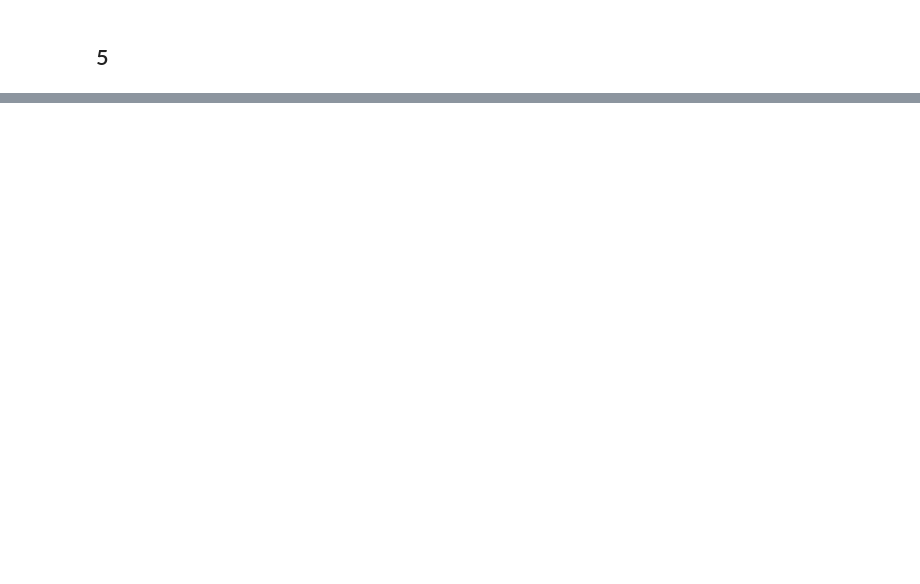
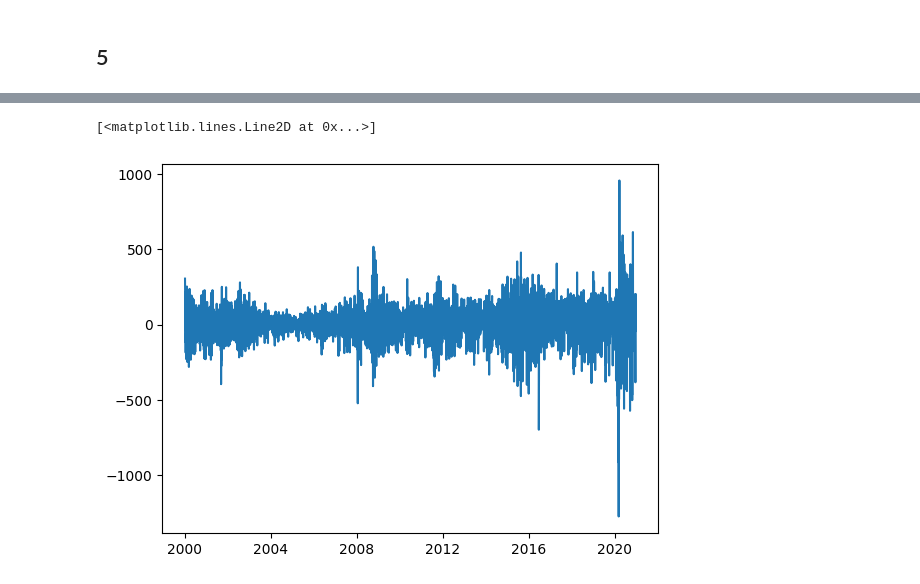
Before and after one commit to milchi03/QRM_ETH_Exercise, a Jupyter notebook: QRM_Exercise_3.ipynb, the cells around one changed output, grey strips where cells are left out. Drawn from its saved outputs; the diff is of its cells as text; code cells hidden in the pictures; blank space fills up the shorter version.

```diff
--- a/QRM_Exercise_3.ipynb
+++ b/QRM_Exercise_3.ipynb
@@ -93,0 +134,5 @@ plt.plot(GARCH11path(N=1000, burn_in=10000, a0=0.1, a1=0.4, b=0.4, WN='WNt')[0])
+# %%
+plt.plot(DAX['Date'], DAX['abs_return'])
+# %% [output]
+[<matplotlib.lines.Line2D at 0x...>]
+[figure, added]
```
Also changed, not shown: parts of 32 cells of this notebook, 2 other files.
